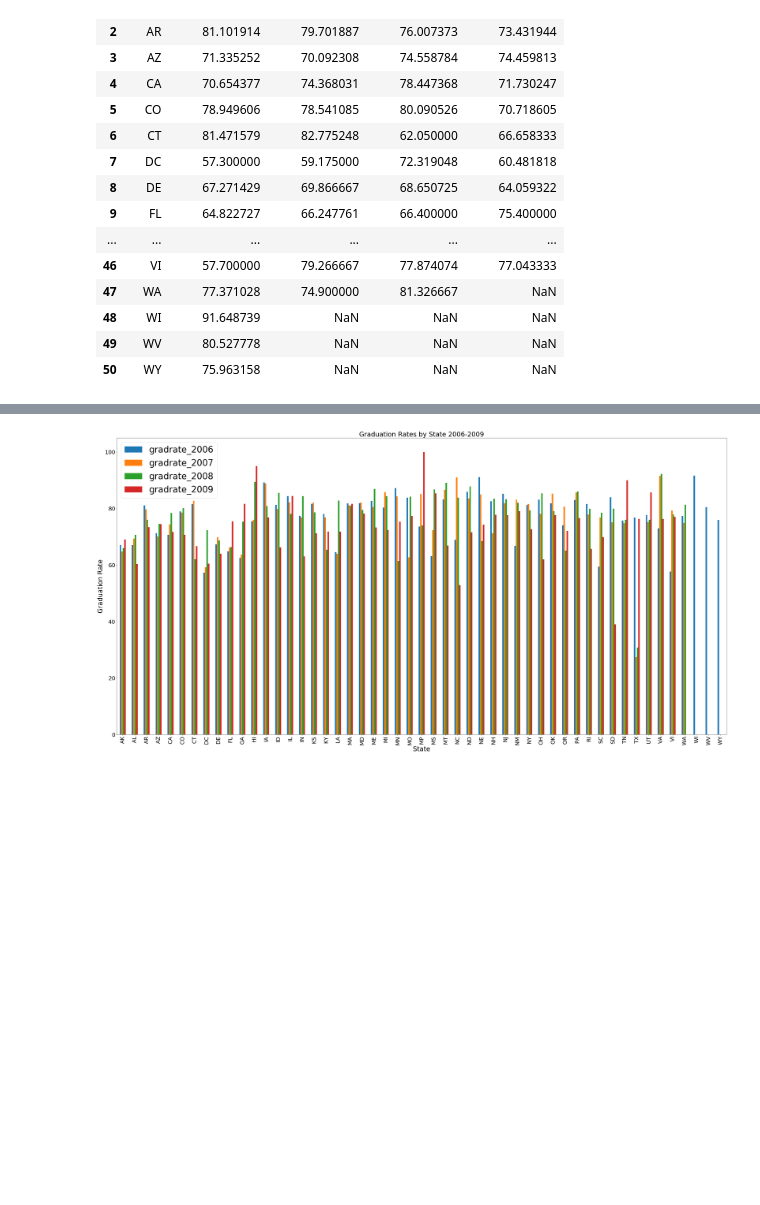
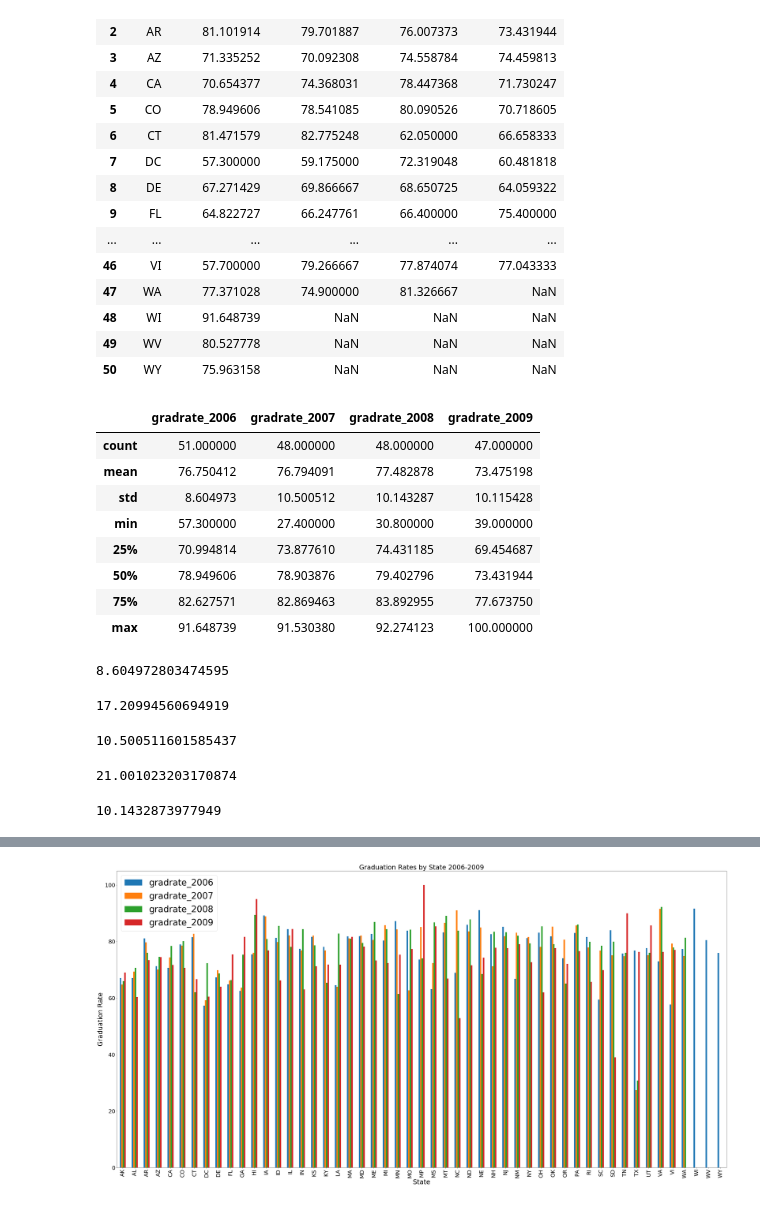
Before and after one commit to klcurtiss/Project1work, a Jupyter notebook: Kelly_project1.ipynb, the cells around one changed output, grey strips where cells are left out. Saved outputs shown, nothing was run; the diff lists cells and outputs as text; code cells hidden in the pictures; blank space fills up the shorter version.

```diff
--- a/Kelly_project1.ipynb
+++ b/Kelly_project1.ipynb
@@ -493,3 +539,41 @@ gradrates_allyears
 | 48 | WI | 91.648739 | NaN | NaN | NaN |
 | 49 | WV | 80.527778 | NaN | NaN | NaN |
 | 50 | WY | 75.963158 | NaN | NaN | NaN |
+# %%
+grad_stat_summary = gradrates_allyears.describe()
+grad_stat_summary
+# %% [output]
+|  | gradrate_2006 | gradrate_2007 | gradrate_2008 | gradrate_2009 |
+| count | 51.000000 | 48.000000 | 48.000000 | 47.000000 |
+| mean | 76.750412 | 76.794091 | 77.482878 | 73.475198 |
+| std | 8.604973 | 10.500512 | 10.143287 | 10.115428 |
+| min | 57.300000 | 27.400000 | 30.800000 | 39.000000 |
+| 25% | 70.994814 | 73.877610 | 74.431185 | 69.454687 |
+| 50% | 78.949606 | 78.903876 | 79.402796 | 73.431944 |
+| 75% | 82.627571 | 82.869463 | 83.892955 | 77.673750 |
+| max | 91.648739 | 91.530380 | 92.274123 | 100.000000 |
+# %%
+grad_2006_sd = grad_stat_summary.loc["std","gradrate_2006"]
+grad_2006_sd
+# %% [output]
+8.604972803474595
+# %%
+outlr_grad_2006_sd = grad_2006_sd * 2
+outlr_grad_2006_sd
+# %% [output]
+17.20994560694919
+# %%
+grad_2007_sd = grad_stat_summary.loc["std","gradrate_2007"]
+grad_2007_sd
+# %% [output]
+10.500511601585437
+# %%
+outlr_grad_2007_sd = grad_2007_sd * 2
+outlr_grad_2007_sd
+# %% [output]
+21.001023203170874
+# %%
+grad_2008_sd = grad_stat_summary.loc["std","gradrate_2008"]
+grad_2008_sd
+# %% [output]
+10.1432873977949
```
Also changed, not shown: parts of 17 cells of this notebook.
